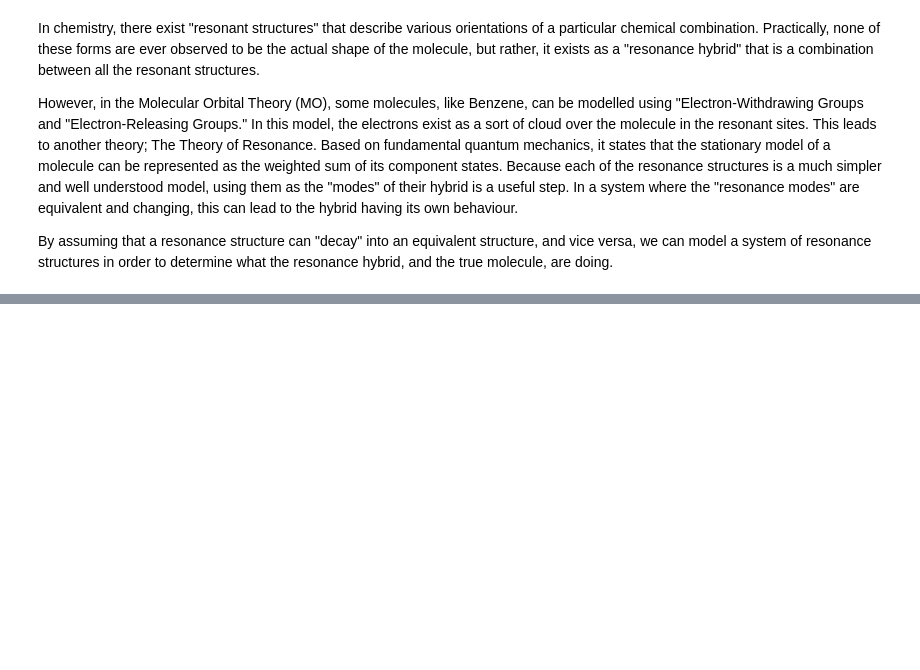
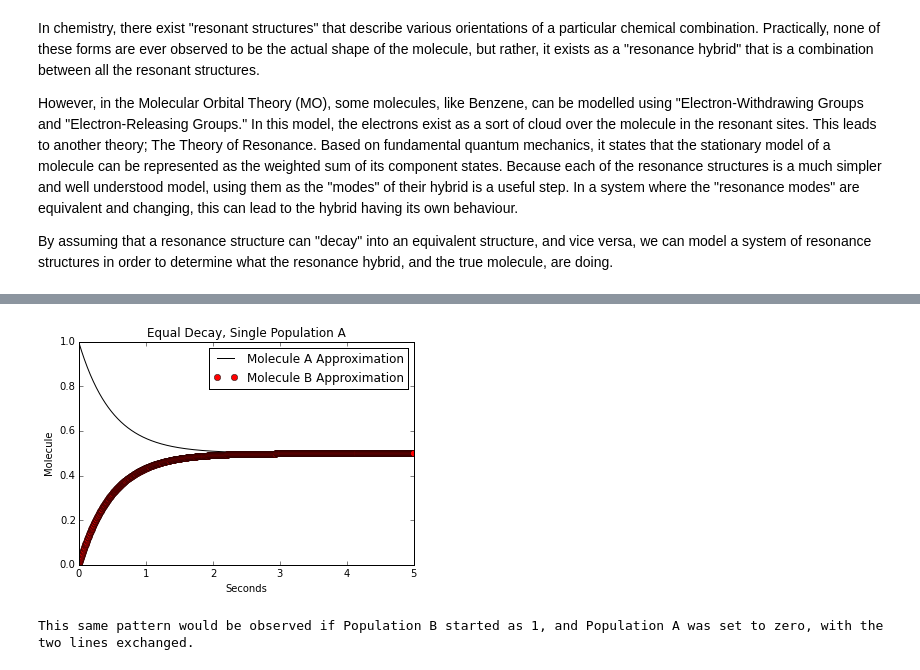
Before and after one commit to Ashardalon125/Project-1, a Jupyter notebook: Main Code.ipynb, the cells around one changed output, grey strips where cells are left out. Saved outputs shown, nothing was run; the diff lists cells and outputs as text; code cells hidden in the pictures; blank space fills up the shorter version.

```diff
--- a/Main Code.ipynb
+++ b/Main Code.ipynb
@@ -199,0 +203,38 @@ plt.show()
+# %%
+#Variable and constant block
+initPopA = 1 #Determines the amount of A to start with
+initPopB = 0 #Determines the amount of B to start with
+initTime = 0 #Determines at what time the model starts. Initialize to zero to match initial conditions
+finalTime = 5 #Determines how long the model calculates populations for. The larger it is, the more points are needed
+decayA = 1 #Decay rate of A
+decayB = 1 #Decay rate of B
+numPoints = 1000 #Number of points of data to be generated
+deltaT = (finalTime-initTime)/numPoints
+
+#Array block
+APop = [] #Holds the values of A over the t-array
+BPop = [] #Holds the values of B over the t-array
+time = [] #Holds the corresponding t-values
+
+#Body Calculation
+for i in range(numPoints):
+    time.append(initTime+(deltaT*i))
+    if (i==0):
+        APop.append(popDecay(initPopA, decayA, initPopB, decayB, deltaT))
+        BPop.append(popDecay(initPopB, decayB, initPopA, decayA, deltaT))
+    else:
+        APop.append(popDecay(APop[i-1], decayA, BPop[i-1], decayB, deltaT))
+        BPop.append(popDecay(BPop[i-1], decayB, APop[i-1], decayA, deltaT))
+
+plt.plot(time,APop,"k-",label="Molecule A Approximation")
+plt.plot(time,BPop,"ro",label="Molecule B Approximation")
+plt.title("Equal Decay, Single Population A")
+plt.ylabel("Molecule")
+plt.xlabel("Seconds")
+plt.legend(loc="best")
+plt.show()
+
+print("This same pattern would be observed if Population B started as 1, and Population A was set to zero, with the two lines exchanged.")
+# %% [output]
+[figure, added]
+This same pattern would be observed if Population B started as 1, and Population A was set to zero, with the two lines exchanged.
```
Also changed, not shown: parts of 5 cells of this notebook, 9 other files.
